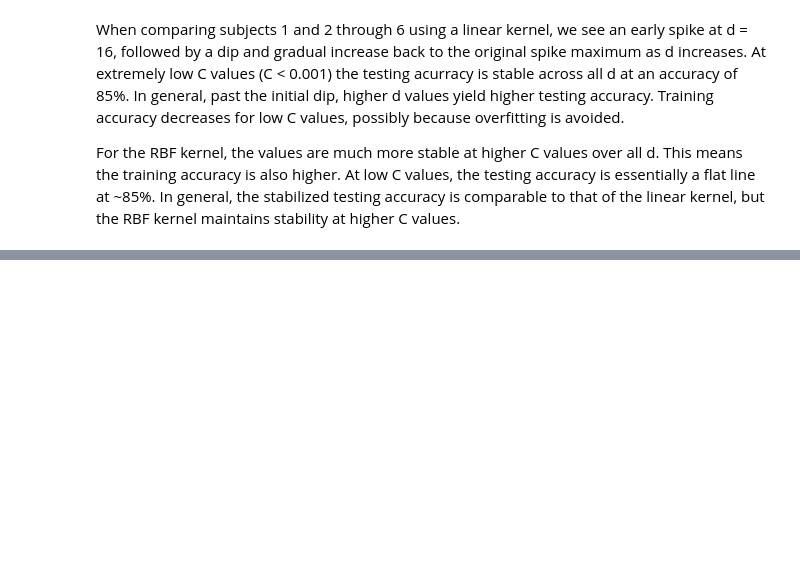
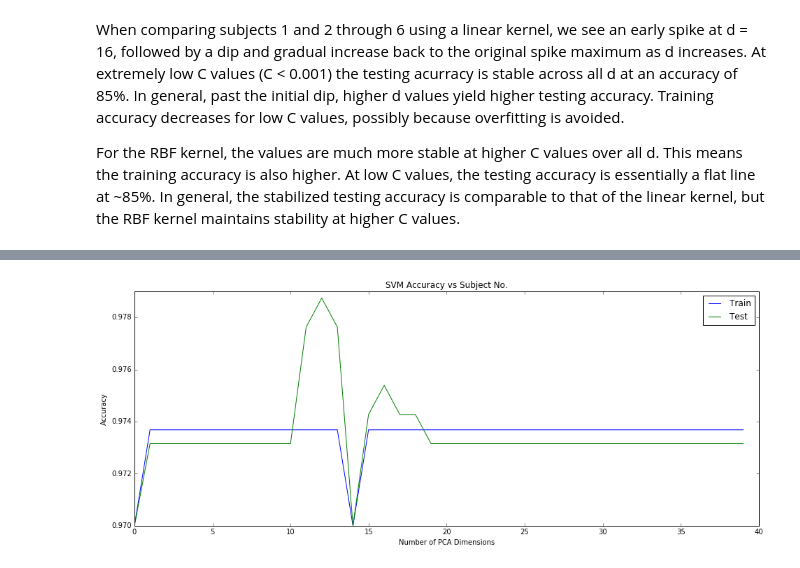
Before and after one commit to devanshg25/Facial_Recognition_Software, a Jupyter notebook: devanshg_tzjin_project1.ipynb, the cells around one changed output, grey strips where cells are left out. Saved outputs shown, nothing was run; the diff lists cells and outputs as text; code cells hidden in the pictures; blank space fills up the shorter version.

```diff
--- a/devanshg_tzjin_project1.ipynb
+++ b/devanshg_tzjin_project1.ipynb
@@ -238,0 +304,44 @@ For the RBF kernel, the values are much more stable at higher C values over all
+# %%
+def listGenerator(unique):
+    list1 = [unique]
+    list2 = range(40)
+    list2.remove(unique)
+    list2.remove(0)
+    list2.remove(14)
+    return list1, list2
+
+d = 2
+
+acc_train = []
+acc_test = []
+for index in range(40):
+    if index == 0 or index == 14:
+        acc_train.append(0.97)
+        acc_test.append(0.97)
+        continue
+
+    list1, list2 = listGenerator(index)
+    d_train, d_test, label_train, label_test = splitData(list1,list2, d)
+
+    scaler_train = preprocessing.StandardScaler().fit(d_train)
+    d_trainst = scaler_train.transform(d_train)
+
+    scaler_test = preprocessing.StandardScaler().fit(d_test)
+    d_testst = scaler_test.transform(d_test)
+
+    svc = SVC(C= 0.00001, kernel='rbf')
+    svc.fit(d_trainst, label_train)
+
+    acc_train.append( svc.score(d_trainst, label_train) )
+    acc_test.append( svc.score(d_testst, label_test) )
+
+plt.figure(figsize = (16, 6))
+plt.plot(range(40), acc_train)
+plt.plot(range(40), acc_test)
+plt.xlabel('Number of PCA Dimensions')
+plt.ylabel('Accuracy')
+plt.title('SVM Accuracy vs Subject No.')
+plt.legend(labels=['Train', 'Test'])
+plt.show()
+# %% [output]
+[figure, added]
```
Also changed, not shown: parts of 8 cells of this notebook.
